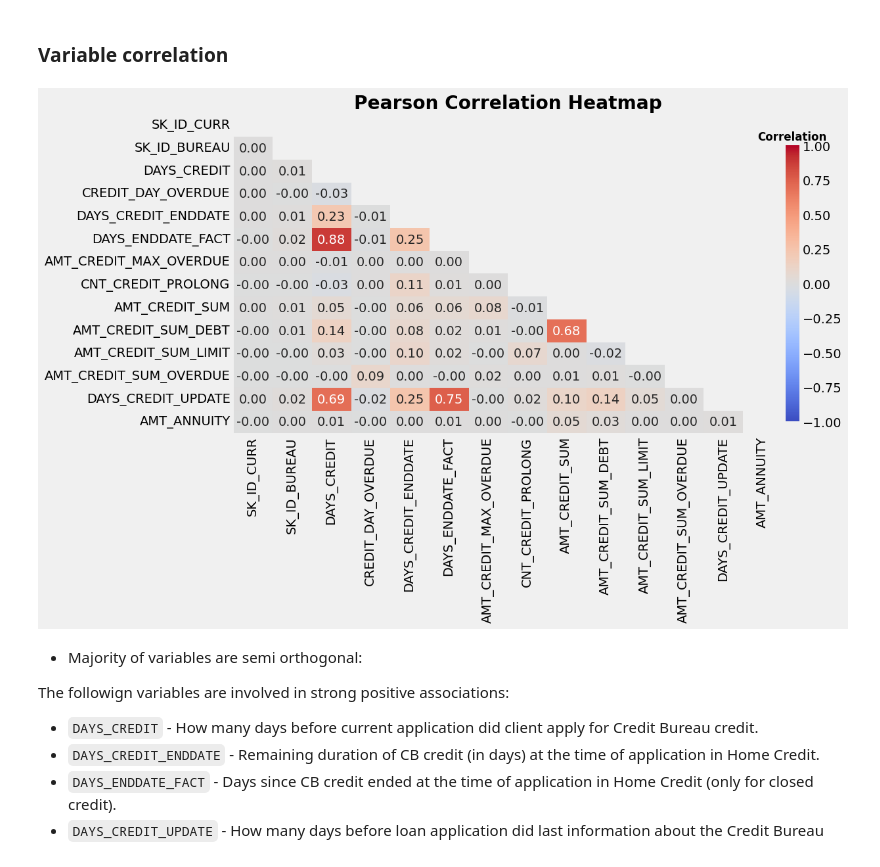
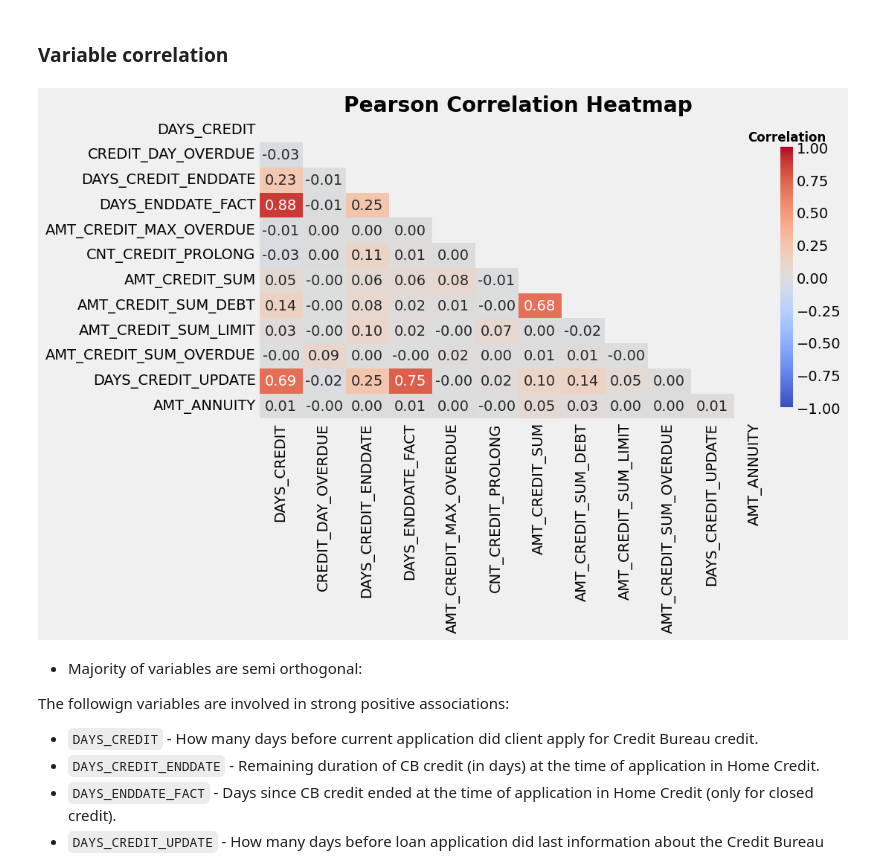
Before and after one commit to Sauciu1/defaulting-risk, a Jupyter notebook: notebooks/nb6_bureau.ipynb, the cells around one changed output. Saved outputs shown, nothing was run; the diff lists cells and outputs as text; code cells hidden in the pictures.

Commit message:
bureau agg submission

```diff
--- a/notebooks/nb6_bureau.ipynb
+++ b/notebooks/nb6_bureau.ipynb
@@ -13,6 +22,7 @@ from helpers.utils import unsupervised_helper
 # %%
 bureau = preprocessing.load_pkl_to_preprocessor('bureau')
 display(bureau.convert_all('category').info(show_counts=True))
+bureau.data[['SK_ID_BUREAU', 'SK_ID_CURR']]=bureau.data[['SK_ID_BUREAU', 'SK_ID_CURR']].astype(str)
 print(bureau.column_structure)
 bureau_df = bureau.data
 # %% [output]
@@ -75,12 +85,9 @@ Text(0, 0.5, 'Number of clients')
 # %% [markdown]
 ### Variable correlation
 # %%
-from helpers.utils import plotting_helper
-importlib.reload(plotting_helper)
-
-plotting_helper.plot_corr_triangle(bureau_df, figsize=(12, 6), square=False, annot=True);
+plotting_helper.plot_corr_triangle(bureau_df, figsize=(10, 5), square=False, annot=True);
 # %% [output]
-[figure, old version]
+[figure, new version]
 # %% [markdown]
 * Majority of variables are semi orthogonal:
 
```
Also changed, not shown: parts of 34 cells of this notebook, 6 other files.
